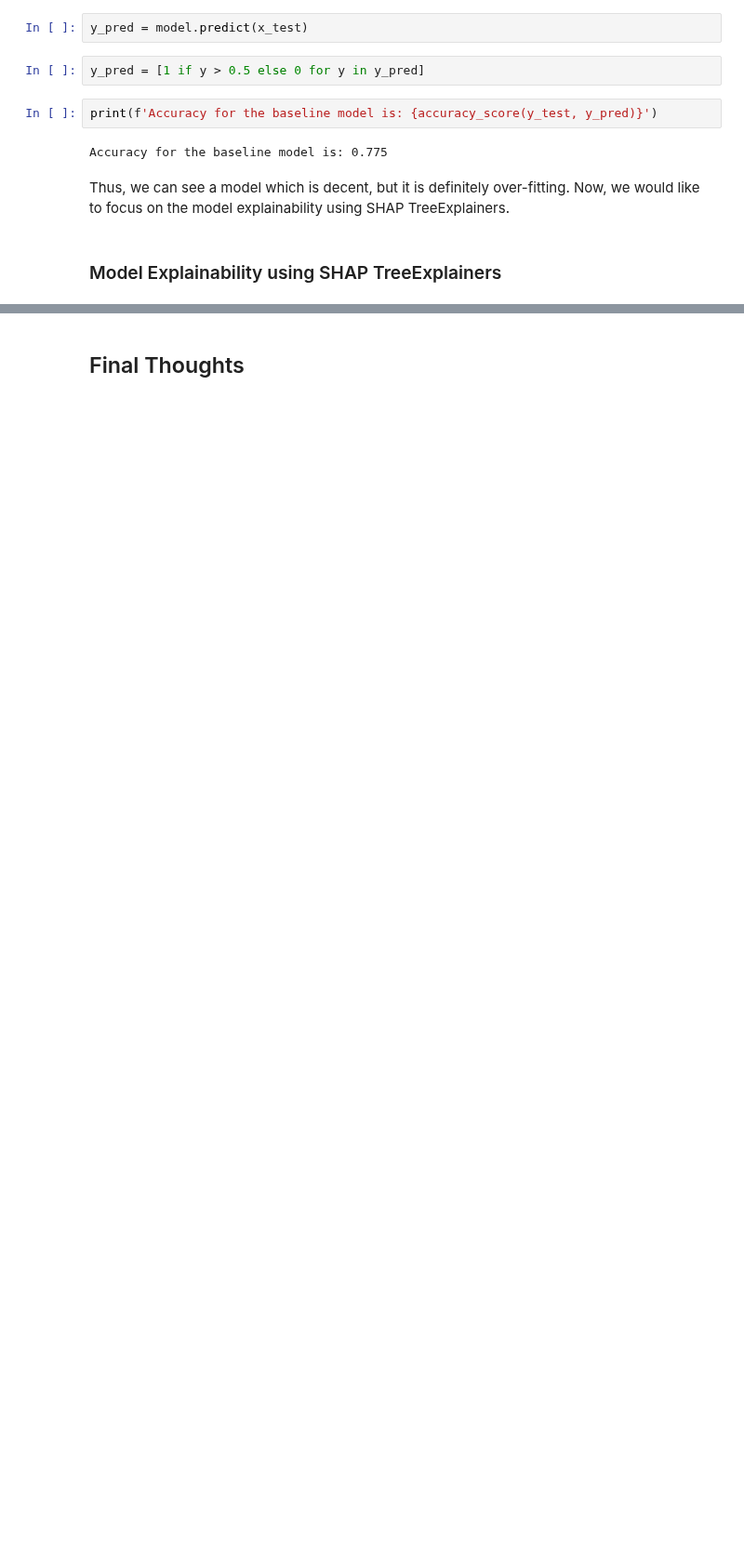
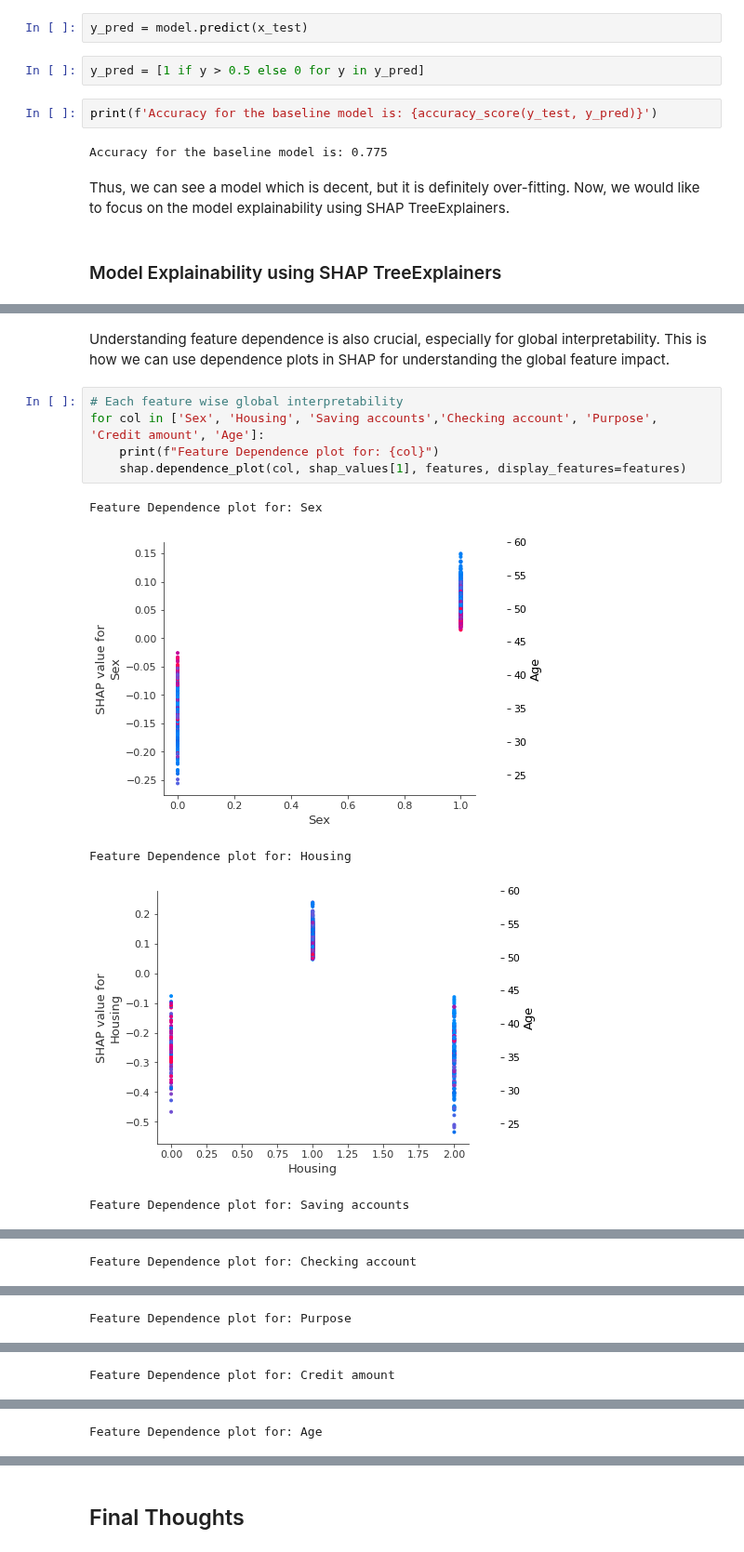
Before and after one commit to PacktPublishing/Applied-Machine-Learning-Explainability-Techniques, a Jupyter notebook: Chapter07/TreeExplainers.ipynb, the cells around one changed output, grey strips where cells are left out. Shown at 93% size. Saved outputs shown, nothing was run; the diff lists cells and outputs as text; blank space fills up the shorter version.

```diff
--- a/Chapter07/TreeExplainers.ipynb
+++ b/Chapter07/TreeExplainers.ipynb
@@ -244,0 +272,13 @@ Thus, we can see a model which is decent, but it is definitely over-fitting. Now
+# %% [markdown]
+Understanding feature dependence is also crucial, especially for global interpretability. This is how we can use dependence plots in SHAP for understanding the global feature impact.
+# %%
+# Each feature wise global interpretability
+for col in ['Sex', 'Housing', 'Saving accounts','Checking account', 'Purpose', 'Credit amount', 'Age']:
+    print(f"Feature Dependence plot for: {col}")
+    shap.dependence_plot(col, shap_values[1], features, display_features=features)
+# %% [output]
+Feature Dependence plot for: Sex
+[figure, added]
+Feature Dependence plot for: Housing
+[figure, added]
+Feature Dependence plot for: Saving accounts
@@ -244,0 +286 @@ Thus, we can see a model which is decent, but it is definitely over-fitting. Now
+Feature Dependence plot for: Checking account
@@ -244,0 +288 @@ Thus, we can see a model which is decent, but it is definitely over-fitting. Now
+Feature Dependence plot for: Purpose
@@ -244,0 +290 @@ Thus, we can see a model which is decent, but it is definitely over-fitting. Now
+Feature Dependence plot for: Credit amount
@@ -244,0 +292 @@ Thus, we can see a model which is decent, but it is definitely over-fitting. Now
+Feature Dependence plot for: Age
```
Also changed, not shown: parts of 10 cells of this notebook.
